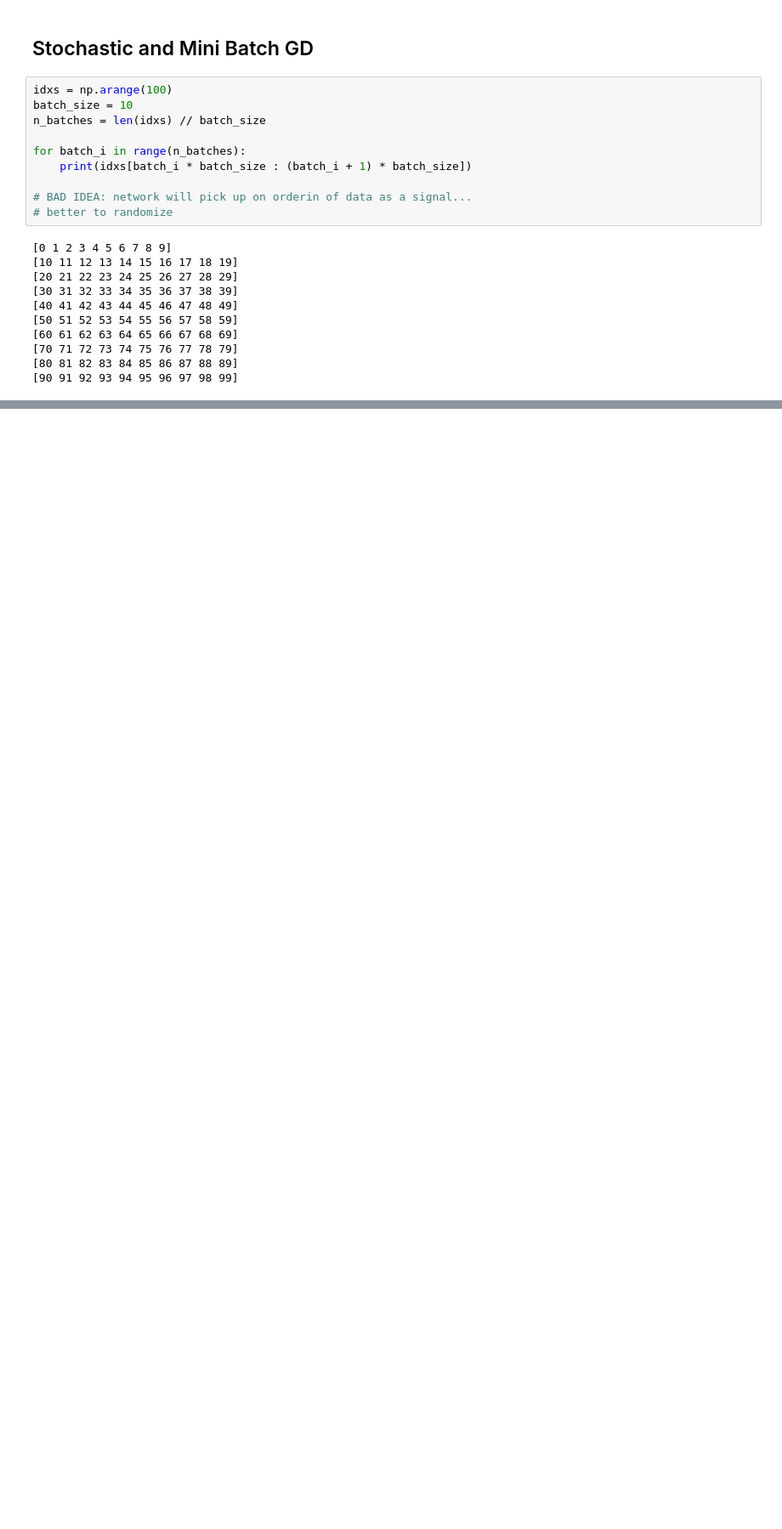
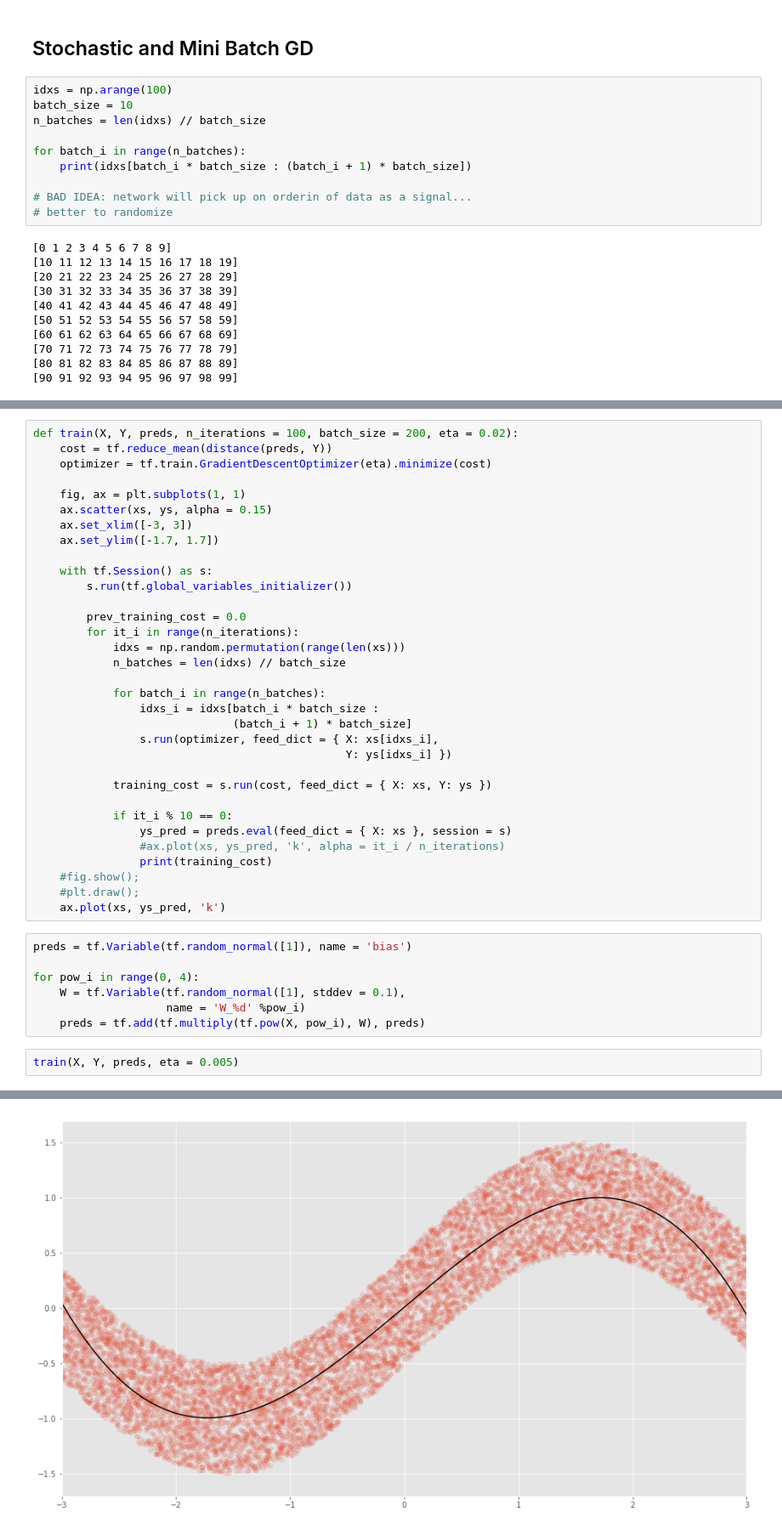
Before and after one commit to damiansp/neuralNet, a Jupyter notebook: kadenze/2_creative_applications/creative_applications_of_deep_learning.ipynb, the cells around one changed output, grey strips where cells are left out. Shown at 85% size. Saved outputs shown, nothing was run; the diff lists cells and outputs as text; blank space fills up the shorter version.

Commit message:
created train() function; added in activation function

```diff
--- a/kadenze/2_creative_applications/creative_applications_of_deep_learning.ipynb
+++ b/kadenze/2_creative_applications/creative_applications_of_deep_learning.ipynb
@@ -182,0 +183,43 @@ ax.plot(xs, ys_pred, 'k', alpha=it_i / n_iterations);
+# %%
+def train(X, Y, preds, n_iterations = 100, batch_size = 200, eta = 0.02):
+    cost = tf.reduce_mean(distance(preds, Y))
+    optimizer = tf.train.GradientDescentOptimizer(eta).minimize(cost)
+
+    fig, ax = plt.subplots(1, 1)
+    ax.scatter(xs, ys, alpha = 0.15)
+    ax.set_xlim([-3, 3])
+    ax.set_ylim([-1.7, 1.7])
+
+    with tf.Session() as s:
+        s.run(tf.global_variables_initializer())
+
+        prev_training_cost = 0.0
+        for it_i in range(n_iterations):
+            idxs = np.random.permutation(range(len(xs)))
+            n_batches = len(idxs) // batch_size
+
+            for batch_i in range(n_batches):
+                idxs_i = idxs[batch_i * batch_size :
+                              (batch_i + 1) * batch_size]
+                s.run(optimizer, feed_dict = { X: xs[idxs_i],
+                                               Y: ys[idxs_i] })
+
+            training_cost = s.run(cost, feed_dict = { X: xs, Y: ys })
+
+            if it_i % 10 == 0:
+                ys_pred = preds.eval(feed_dict = { X: xs }, session = s)
+                #ax.plot(xs, ys_pred, 'k', alpha = it_i / n_iterations)
+                print(training_cost)
+    #fig.show();
+    #plt.draw();
+    ax.plot(xs, ys_pred, 'k')
+# %%
+preds = tf.Variable(tf.random_normal([1]), name = 'bias')
+
+for pow_i in range(0, 4):
+    W = tf.Variable(tf.random_normal([1], stddev = 0.1),
+                    name = 'W_%d' %pow_i)
+    preds = tf.add(tf.multiply(tf.pow(X, pow_i), W), preds)
+# %%
+train(X, Y, preds, eta = 0.005)
+# %% [output]
@@ -182,0 +236 @@ ax.plot(xs, ys_pred, 'k', alpha=it_i / n_iterations);
+[figure, added]
```
Also changed, not shown: parts of 10 cells of this notebook.
